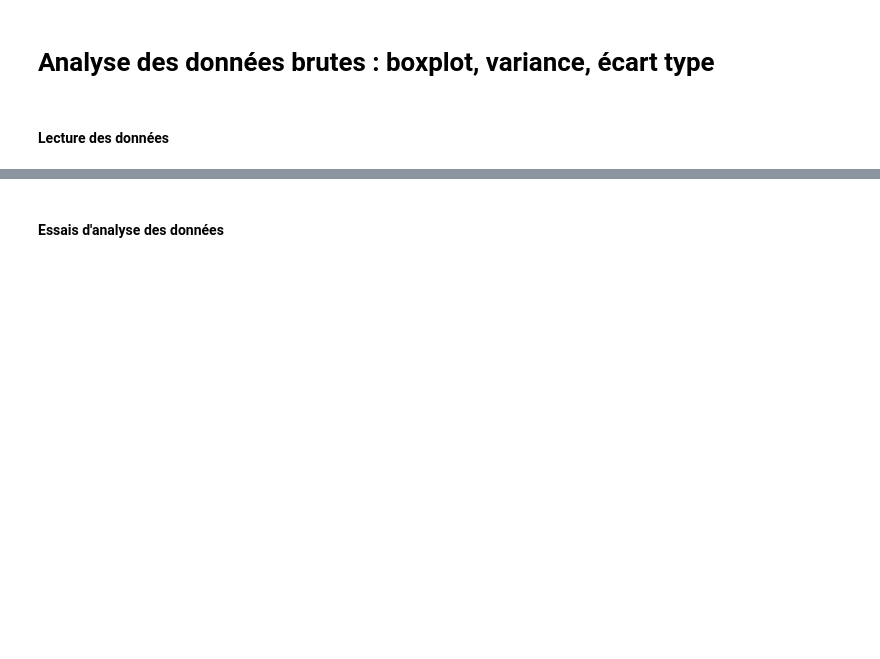
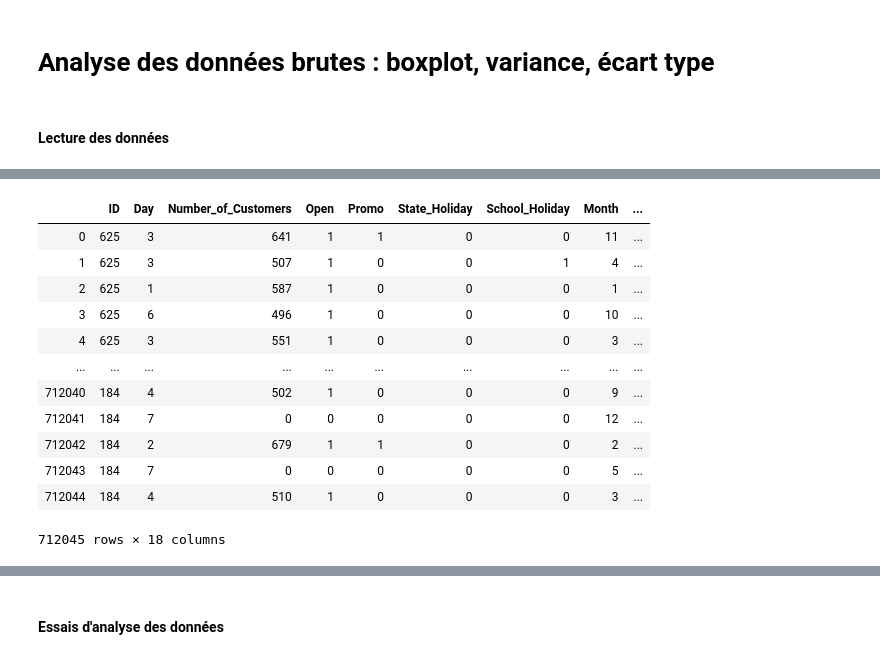
Before and after one commit to Arnofnr/ProjectBigDataCertif, a Jupyter notebook: SalesPredictionFelix.ipynb, the cells around one changed output, grey strips where cells are left out. Saved outputs shown, nothing was run; the diff lists cells and outputs as text; code cells hidden in the pictures; blank space fills up the shorter version.

```diff
--- a/SalesPredictionFelix.ipynb
+++ b/SalesPredictionFelix.ipynb
@@ -13,7 +13,7 @@ import matplotlib.pyplot as plt
 train_data_file = "store_train.data"
 train_data_df = pd.read_csv(train_data_file ,sep=" ",header=None, names = ["ID", "Day", "Date", "Number_of_Customers", "Open", "Promo", "State_Holiday", "School_Holiday"])
 train_data_df["Date"]=pd.DataFrame(train_data_df["Date"],dtype="datetime64[ns]")
-train_data_df["State_Holiday"]=pd.DataFrame(train_data_df["State_Holiday"],dtype="bool")
+train_data_df["State_Holiday"]=train_data_df["State_Holiday"].map({'0' : 0, 'a' : 1, 'b' : 3, 'c' : 3, 'd' : 4})
 train_data_df["State_Holiday"]=pd.DataFrame(train_data_df["State_Holiday"],dtype="int")
 train_data_df['Month'] = train_data_df['Date'].map(lambda d: d.month)
 train_data_df["Month"]=pd.DataFrame(train_data_df["Month"],dtype=int)
@@ -33,7 +33,7 @@ train_solutions_df = pd.read_csv(train_solutions_file ,sep=" ",header=None, name
 test_data_file = "store_test.data"
 test_data_df = pd.read_csv(test_data_file ,sep=" ",header=None, names = ["ID", "Day", "Date", "Number_of_Customers", "Open", "Promo", "State_Holiday", "School_Holiday"])
 test_data_df["Date"]=pd.DataFrame(test_data_df["Date"],dtype="datetime64[ns]")
-test_data_df["State_Holiday"]=pd.DataFrame(test_data_df["State_Holiday"],dtype="bool")
+test_data_df["State_Holiday"]=test_data_df["State_Holiday"].map({'0' : 0, 'a' : 1, 'b' : 3, 'c' : 3, 'd' : 4})
 test_data_df["State_Holiday"]=pd.DataFrame(test_data_df["State_Holiday"],dtype="int")
 test_data_df['Month'] = test_data_df['Date'].map(lambda d: d.month)
 test_data_df["Month"]=pd.DataFrame(test_data_df["Month"],dtype=int)
@@ -60,0 +112,18 @@ augmented_data_df.head()
+# %%
+#train_solutions_df.count()
+#augmented_solutions_df.count()
+augmented_data_df
+# %% [output]
+|  | ID | Day | Number_of_Customers | Open | Promo | State_Holiday | School_Holiday | Month | ... |
+| 0 | 625 | 3 | 641 | 1 | 1 | 0 | 0 | 11 | ... |
+| 1 | 625 | 3 | 507 | 1 | 0 | 0 | 1 | 4 | ... |
+| 2 | 625 | 1 | 587 | 1 | 0 | 0 | 0 | 1 | ... |
+| 3 | 625 | 6 | 496 | 1 | 0 | 0 | 0 | 10 | ... |
+| 4 | 625 | 3 | 551 | 1 | 0 | 0 | 0 | 3 | ... |
+| ... | ... | ... | ... | ... | ... | ... | ... | ... | ... |
+| 712040 | 184 | 4 | 502 | 1 | 0 | 0 | 0 | 9 | ... |
+| 712041 | 184 | 7 | 0 | 0 | 0 | 0 | 0 | 12 | ... |
+| 712042 | 184 | 2 | 679 | 1 | 1 | 0 | 0 | 2 | ... |
+| 712043 | 184 | 7 | 0 | 0 | 0 | 0 | 0 | 5 | ... |
+| 712044 | 184 | 4 | 510 | 1 | 0 | 0 | 0 | 3 | ... |
+712045 rows × 18 columns
```
Also changed, not shown: parts of 11 cells of this notebook.
